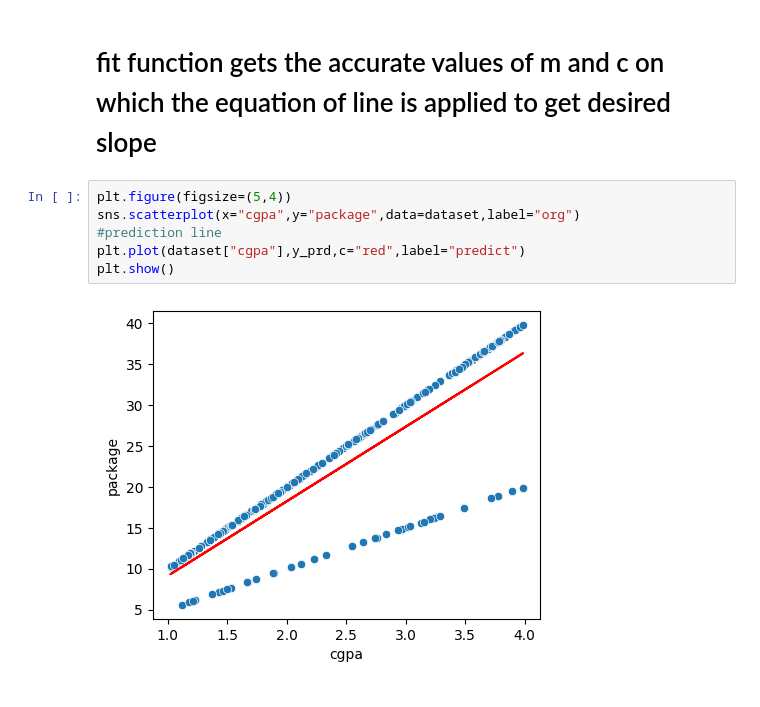
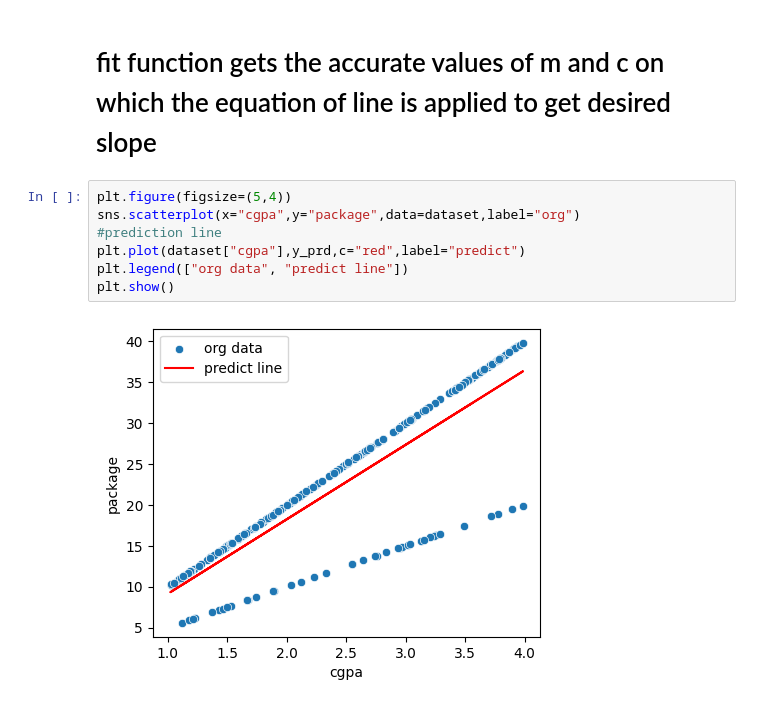
Before and after one commit to Javaria-Shabbir24/RegressionAnalysis-MachineLearning, a Jupyter notebook: LinearRegressionAnalysis.ipynb, the cells around one changed output. Drawn from its saved outputs; the diff is of its cells as text.

```diff
--- a/LinearRegressionAnalysis.ipynb
+++ b/LinearRegressionAnalysis.ipynb
@@ -120,8 +120,9 @@ y_prd= lr.predict(x)
 # %%
 plt.figure(figsize=(5,4))
 sns.scatterplot(x="cgpa",y="package",data=dataset,label="org")
 #prediction line
 plt.plot(dataset["cgpa"],y_prd,c="red",label="predict")
+plt.legend(["org data", "predict line"])
 plt.show()
 # %% [output]
-[figure, old version]
+[figure, new version]
```
Also changed, not shown: parts of 1 cell of this notebook.
